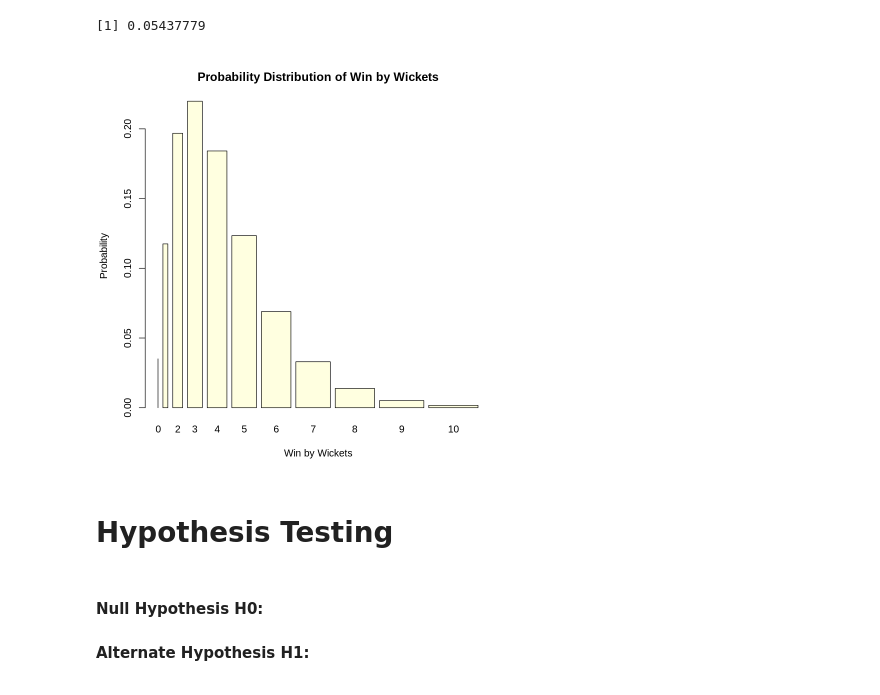
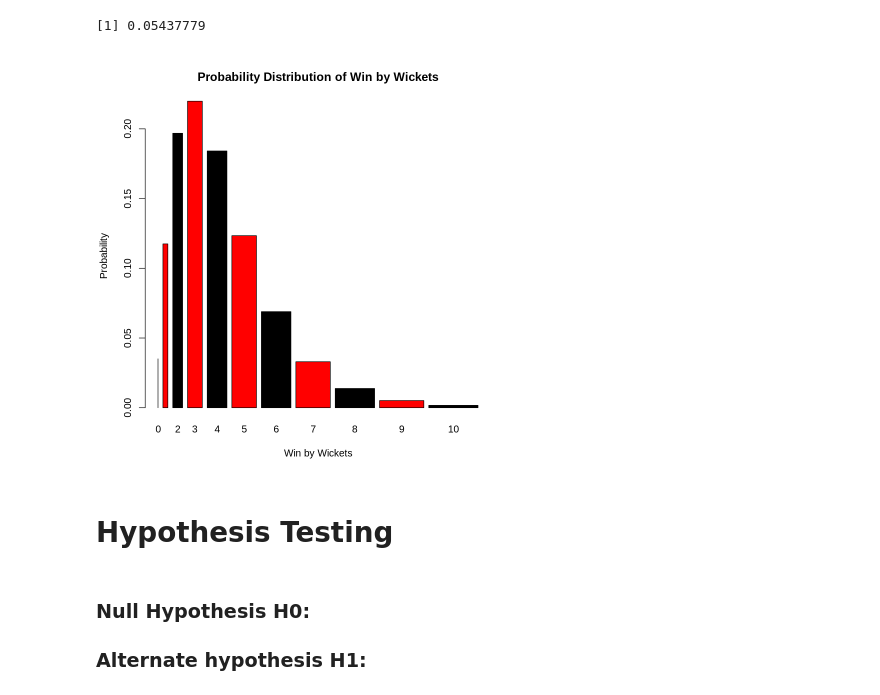
Before and after one commit to Abhishek4848/IPL-Match-Analysis, a Jupyter notebook: IPL_Analysis.ipynb, the cells around one changed output. Saved outputs shown, nothing was run; the diff lists cells and outputs as text; code cells hidden in the pictures.

Commit message:
Tested for Hypothesis

```diff
--- a/IPL_Analysis.ipynb
+++ b/IPL_Analysis.ipynb
@@ -31,7 +33,9 @@ Installing package into ‘/usr/local/lib/R/site-library’
 ## Fixing Inconsistencies
 # %%
 df$winner[df$winner=="Rising Pune Supergiant"] = "Rising Pune Supergiants"
-df$winner[df$toss_winner=="Rising Pune Supergiant"] = "Rising Pune Supergiants"
+df$toss_winner[df$toss_winner=="Rising Pune Supergiant"] = "Rising Pune Supergiants"
+df$team1[df$team1=="Rising Pune Supergiant"] = "Rising Pune Supergiants"
+df$team2[df$team2=="Rising Pune Supergiant"] = "Rising Pune Supergiants"
 df$city[df$city=="Bengaluru"] = "Bangalore"
 # %% [markdown]
 ## Displaying the top 5 and the bottom 5 records of the data frame
@@ -397,11 +495,11 @@ p1
 [1] 0.05437779
 # %%
 plt = dpois(c(0:10),mean_win_wickets)
-barplot(plt,c(0:10),names.arg = c(0:10),xlab="Win by Wickets",ylab="Probability",main="Probability Distribution of Win by Wickets",col="light yellow")
+barplot(plt,c(0:10),names.arg = c(0:10),xlab="Win by Wickets",ylab="Probability",main="Probability Distribution of Win by Wickets",col=c("black","red"))
 # %% [output]
-[figure, old version]
+[figure, new version]
 # %% [markdown]
 # Hypothesis Testing
 # %% [markdown]
-#### Null Hypothesis H0:
-#### Alternate Hypothesis H1:
+### Null Hypothesis H0:
+### Alternate hypothesis H1:
```
Also changed, not shown: parts of 40 cells of this notebook.
